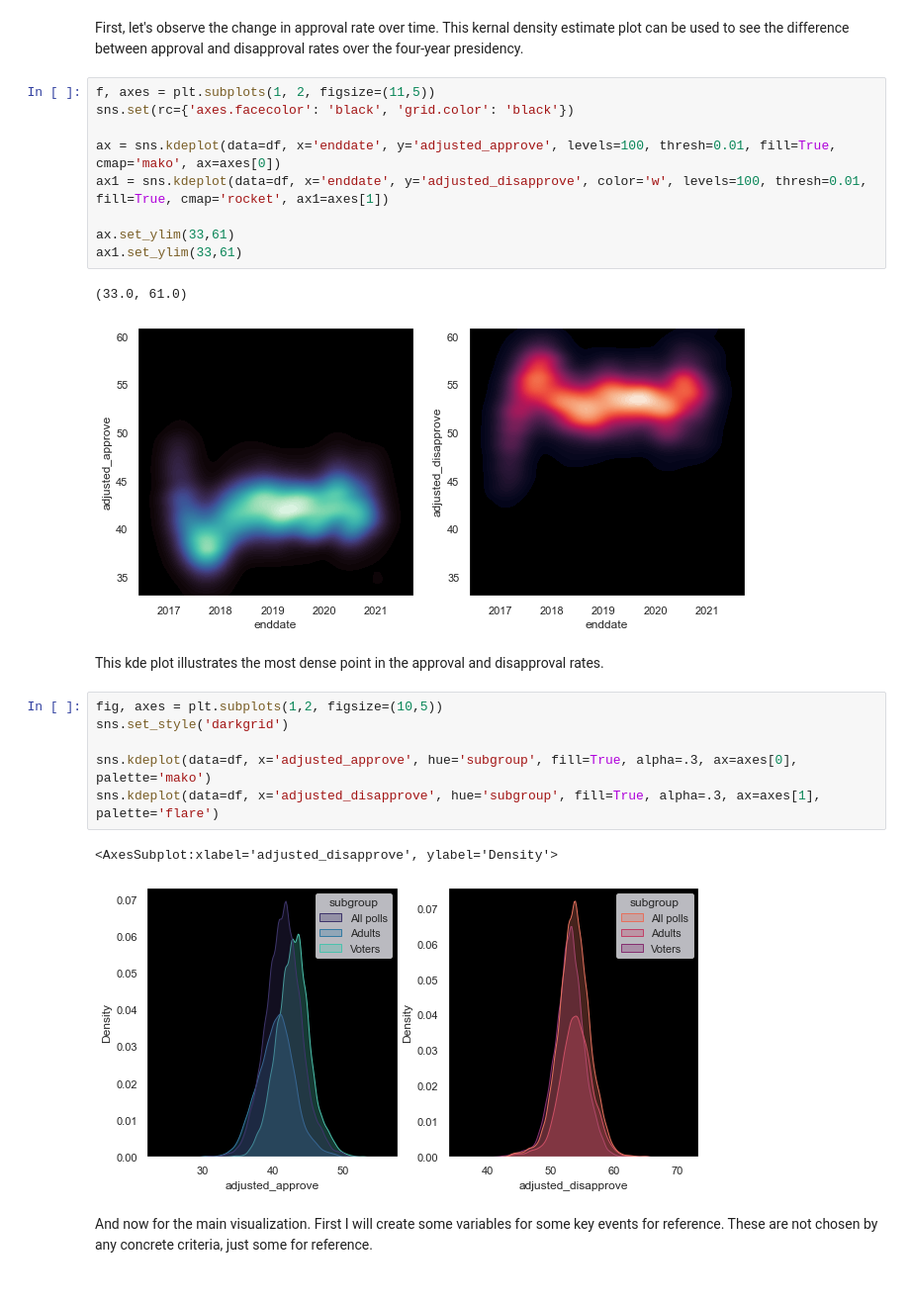
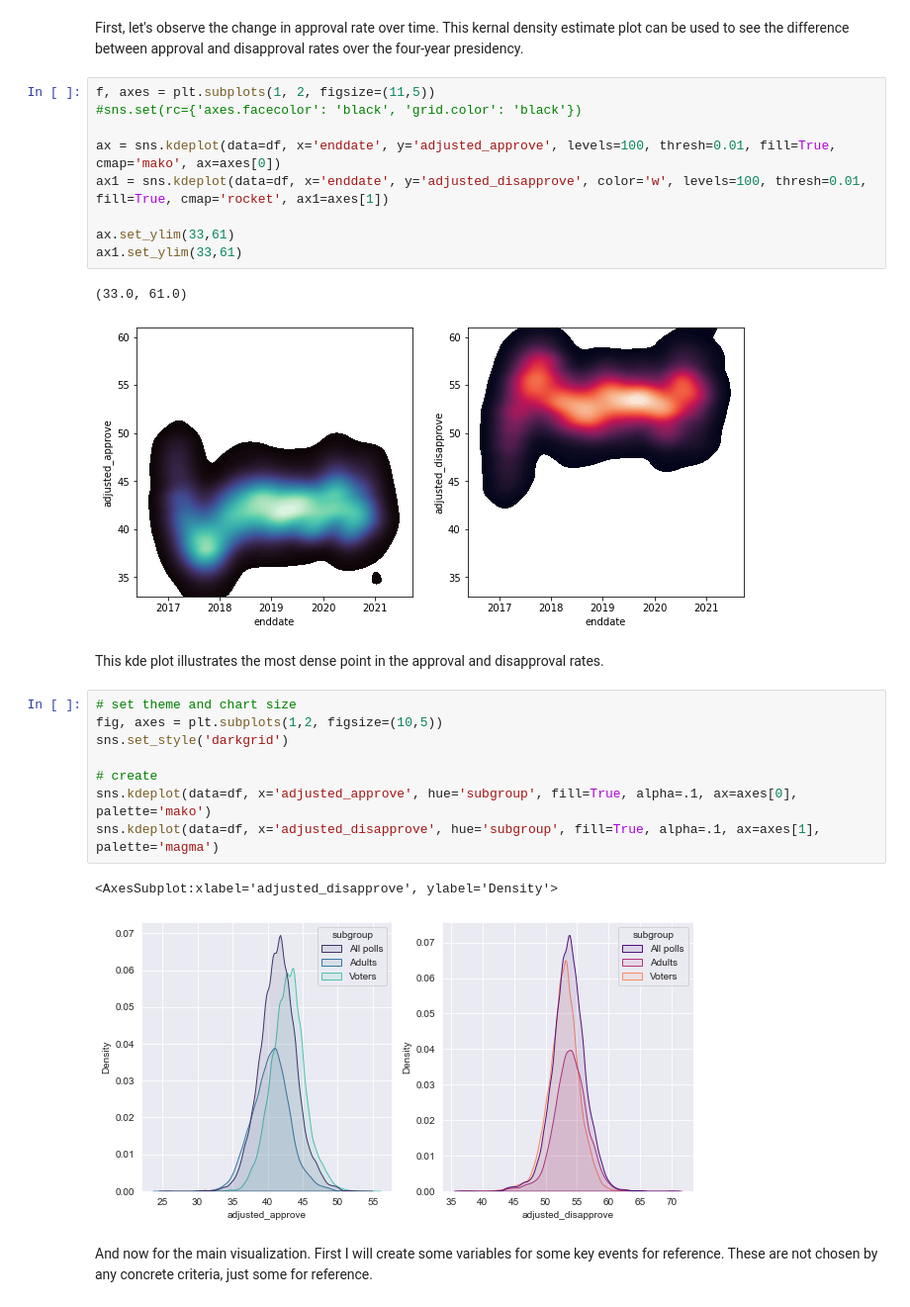
Before and after one commit to anthonyp16/President_Approval_Rate, a Jupyter notebook: Analysis.ipynb, the cells around one changed output. Shown at 99% size. Saved outputs shown, nothing was run; the diff lists cells and outputs as text.

```diff
--- a/Analysis.ipynb
+++ b/Analysis.ipynb
@@ -154,7 +159,7 @@ df_ev_rate.head()
 First, let's observe the change in approval rate over time. This kernal density estimate plot can be used to see the difference between approval and disapproval rates over the four-year presidency.
 # %%
 f, axes = plt.subplots(1, 2, figsize=(11,5))
-sns.set(rc={'axes.facecolor': 'black', 'grid.color': 'black'})
+#sns.set(rc={'axes.facecolor': 'black', 'grid.color': 'black'})
 
 ax = sns.kdeplot(data=df, x='enddate', y='adjusted_approve', levels=100, thresh=0.01, fill=True, cmap='mako', ax=axes[0])
 ax1 = sns.kdeplot(data=df, x='enddate', y='adjusted_disapprove', color='w', levels=100, thresh=0.01, fill=True, cmap='rocket', ax1=axes[1])
@@ -163,18 +168,20 @@ ax.set_ylim(33,61)
 ax1.set_ylim(33,61)
 # %% [output]
 (33.0, 61.0)
-[figure, old version]
+[figure, new version]
 # %% [markdown]
 This kde plot illustrates the most dense point in the approval and disapproval rates.
 # %%
+# set theme and chart size
 fig, axes = plt.subplots(1,2, figsize=(10,5))
 sns.set_style('darkgrid')
 
-sns.kdeplot(data=df, x='adjusted_approve', hue='subgroup', fill=True, alpha=.3, ax=axes[0], palette='mako')
-sns.kdeplot(data=df, x='adjusted_disapprove', hue='subgroup', fill=True, alpha=.3, ax=axes[1], palette='flare')
+# create
+sns.kdeplot(data=df, x='adjusted_approve', hue='subgroup', fill=True, alpha=.1, ax=axes[0], palette='mako')
+sns.kdeplot(data=df, x='adjusted_disapprove', hue='subgroup', fill=True, alpha=.1, ax=axes[1], palette='magma')
 # %% [output]
 <AxesSubplot:xlabel='adjusted_disapprove', ylabel='Density'>
-[figure, old version]
+[figure, new version]
 # %% [markdown]
 And now for the main visualization. First I will create some variables for some key events for reference. These are not chosen by any concrete criteria, just some for reference.
 # %%
```
Also changed, not shown: parts of 13 cells of this notebook.
